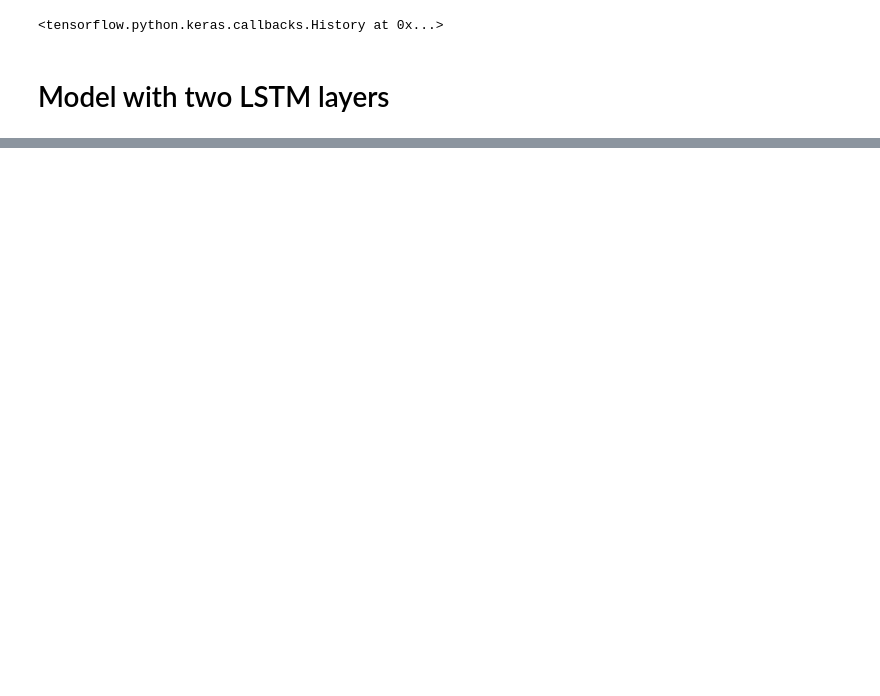
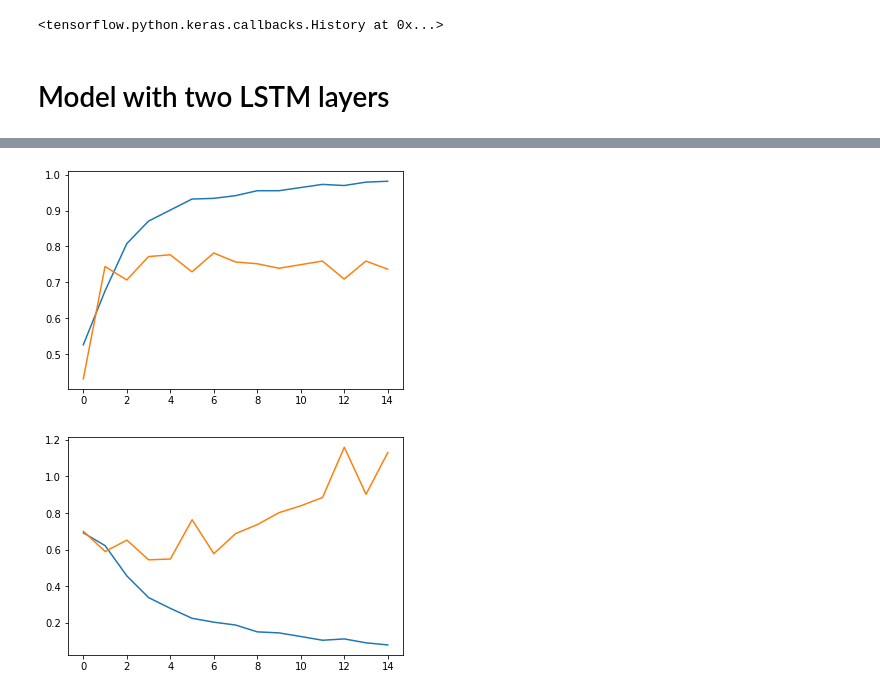
Before and after one commit to venkat2ram/Keras-and-Tensorflow, a Jupyter notebook: uda_L10_NLP_LSTM.ipynb, the cells around one changed output, grey strips where cells are left out. Cells and saved outputs as stored; diff of their text form; code cells hidden in the pictures; blank space fills up the shorter version.

```diff
--- a/uda_L10_NLP_LSTM.ipynb
+++ b/uda_L10_NLP_LSTM.ipynb
@@ -173,6 +196,7 @@ Epoch 15/15
 # %%
 model2=tf.keras.models.Sequential(
     [tf.keras.layers.Embedding(vocab_size,embedding_dim,input_length=sequence_size),
+     tf.keras.layers.Bidirectional(tf.keras.layers.LSTM(embedding_dim,return_sequences=True)),
      tf.keras.layers.Bidirectional(tf.keras.layers.LSTM(embedding_dim,return_sequences=True)),
      tf.keras.layers.Bidirectional(tf.keras.layers.LSTM(embedding_dim)),
      tf.keras.layers.Dense(6,activation='relu'),
@@ -180,6 +204,6 @@ model2=tf.keras.models.Sequential(
 )
 model2.compile(loss='binary_crossentropy',optimizer='adam',metrics=['accuracy'])
 # %%
-model2.fit(padded_train_sentences,train_labels_final,epochs=15,validation_data=(padded_test_sentences,test_labels_final))
+history2=model2.fit(padded_train_sentences,train_labels_final,epochs=15,validation_data=(padded_test_sentences,test_labels_final))
 # %% [output]
 Epoch 1/15
@@ -202,0 +226,12 @@ Epoch 15/15
+# %%
+plt.clf()
+plt.plot(history2.epoch,history2.history['accuracy'])
+plt.plot(history2.epoch,history2.history['val_accuracy'])
+plt.show()
+plt.clf()
+plt.plot(history2.epoch,history2.history['loss'])
+plt.plot(history2.epoch,history2.history['val_loss'])
+plt.show()
+# %% [output]
+[figure, added]
+[figure, added]
```
Also changed, not shown: parts of 20 cells of this notebook.
